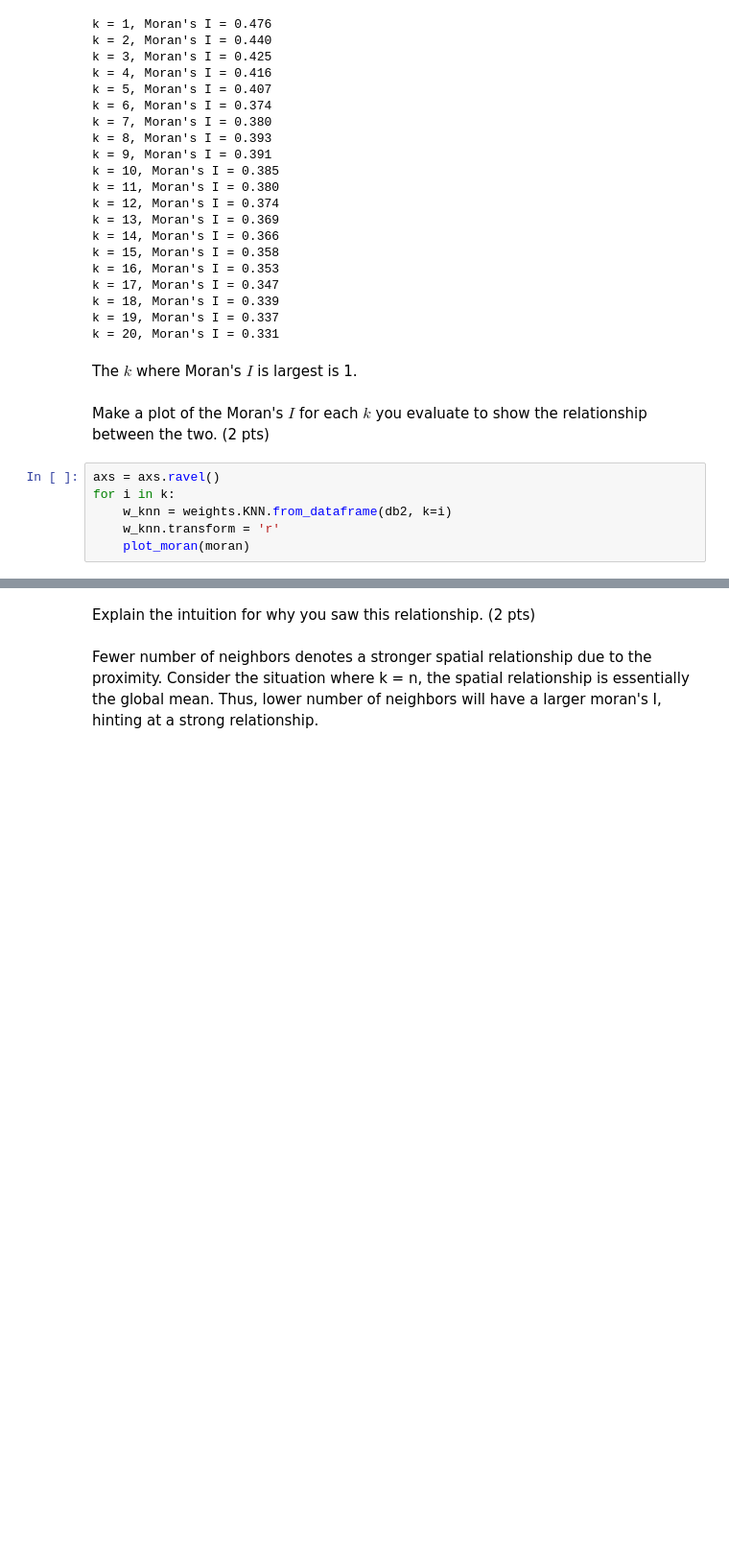
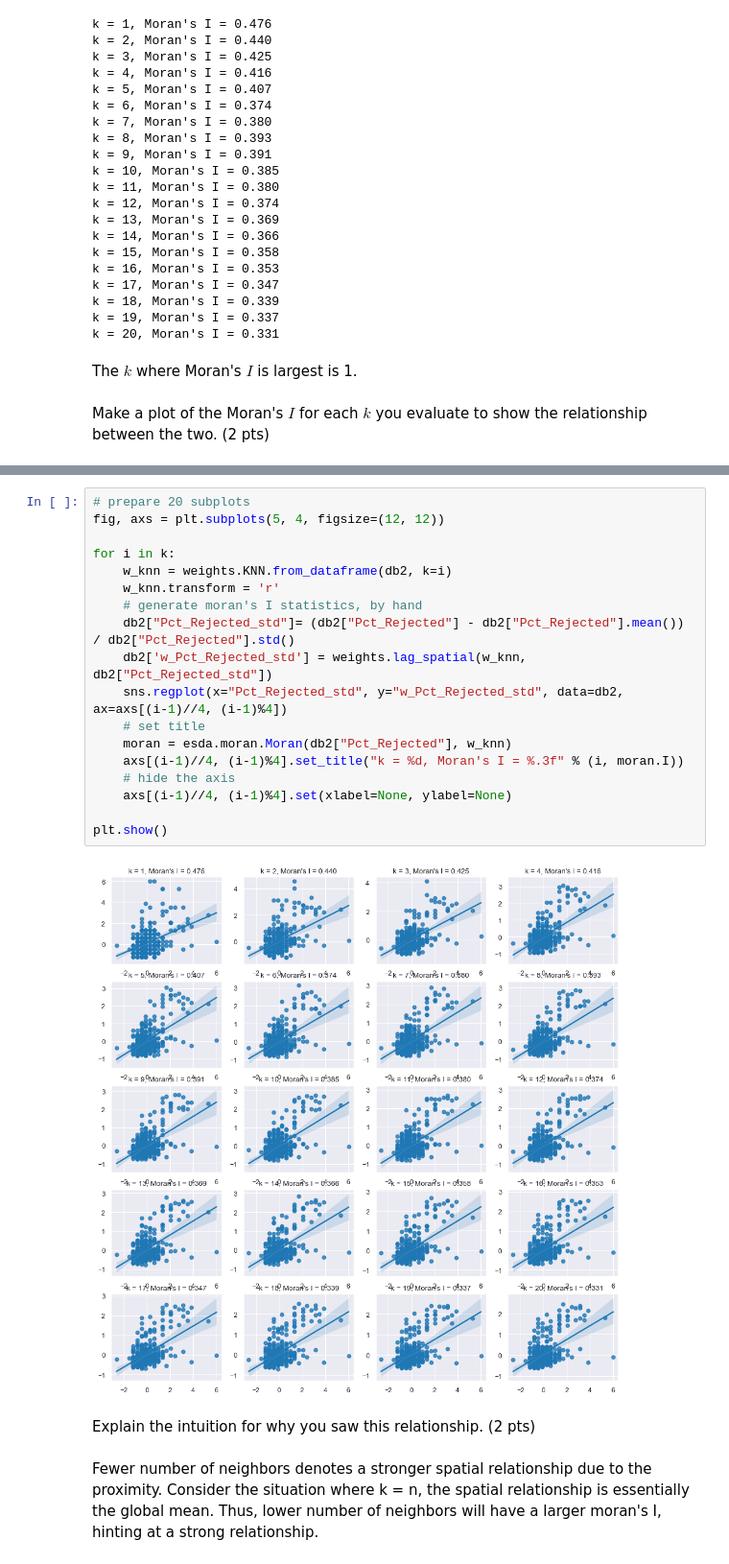
Before and after one commit to RainCyz/4680_5680_intro_uds, a Jupyter notebook: Week7/week7_solution/W7_ycheng_solution.ipynb, the cells around one changed output, grey strips where cells are left out. Shown at 96% size. Cells and saved outputs as stored; diff of their text form; blank space fills up the shorter version.

```diff
--- a/Week7/week7_solution/W7_ycheng_solution.ipynb
+++ b/Week7/week7_solution/W7_ycheng_solution.ipynb
@@ -572,9 +580,3 @@ k = 20, Moran's I = 0.331
 The $k$ where Moran's $I$ is largest is 1.
 # %% [markdown]
 Make a plot of the Moran's $I$ for each $k$ you evaluate to show the relationship between the two.  (2 pts)
-# %%
-axs = axs.ravel()
-for i in k:
-    w_knn = weights.KNN.from_dataframe(db2, k=i)
-    w_knn.transform = 'r'
-    plot_moran(moran)
@@ -595,3 +583,23 @@ for i in k:
+# %%
+# prepare 20 subplots
+fig, axs = plt.subplots(5, 4, figsize=(12, 12))
+
+for i in k:
+    w_knn = weights.KNN.from_dataframe(db2, k=i)
+    w_knn.transform = 'r'
+    # generate moran's I statistics, by hand
+    db2["Pct_Rejected_std"]= (db2["Pct_Rejected"] - db2["Pct_Rejected"].mean()) / db2["Pct_Rejected"].std()
+    db2['w_Pct_Rejected_std'] = weights.lag_spatial(w_knn, db2["Pct_Rejected_std"])
+    sns.regplot(x="Pct_Rejected_std", y="w_Pct_Rejected_std", data=db2, ax=axs[(i-1)//4, (i-1)%4])
+    # set title
+    moran = esda.moran.Moran(db2["Pct_Rejected"], w_knn)
+    axs[(i-1)//4, (i-1)%4].set_title("k = %d, Moran's I = %.3f" % (i, moran.I))
+    # hide the axis
+    axs[(i-1)//4, (i-1)%4].set(xlabel=None, ylabel=None)
+
+plt.show()
+# %% [output]
+[figure, added]
 # %% [markdown]
 Explain the intuition for why you saw this relationship. (2 pts)
 # %% [markdown]
```
Also changed, not shown: parts of 10 cells of this notebook, 1 other file.
